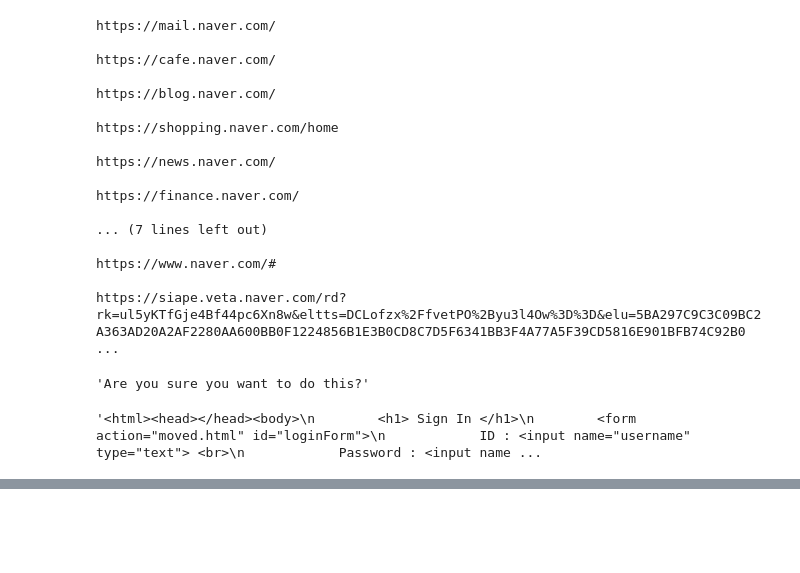
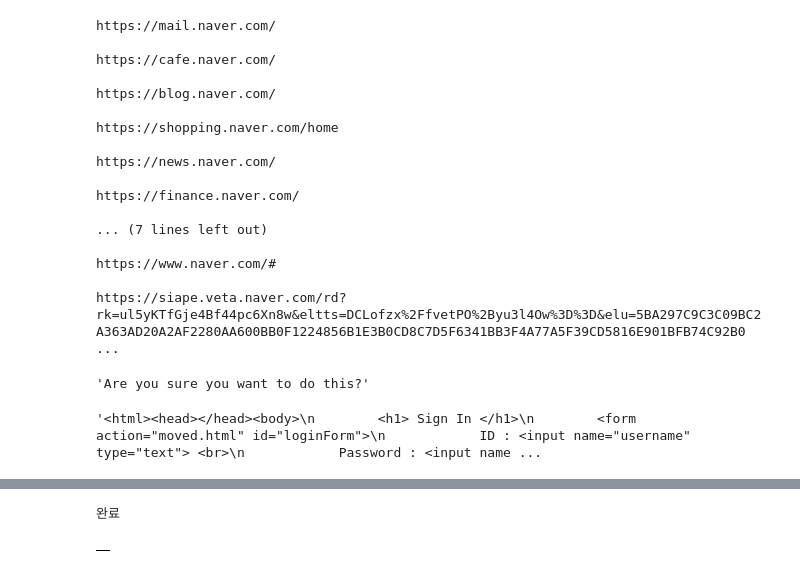
Before and after one commit to youngho-chae/wassup3, a Jupyter notebook: 02_Python_collection/04_Selenium.ipynb, the cells around one changed output, grey strips where cells are left out. Saved outputs shown, nothing was run; the diff lists cells and outputs as text; code cells hidden in the pictures; blank space fills up the shorter version.

```diff
--- a/02_Python_collection/04_Selenium.ipynb
+++ b/02_Python_collection/04_Selenium.ipynb
@@ -229,0 +310,13 @@ driver.close()
+# %%
+from selenium import webdriver
+from selenium.webdriver.common.by import By
+from selenium.webdriver.chrome.options import Options
+import time, random, pandas as pd
+
+options = Options()
+options.add_argument('--window-size=974,1047')
+options.add_argument('--window-position=-7,0')
+options.add_experimental_option("detach", True)
+# %%
+# 웹드라이버 로드
+driver = webdriver.Chrome( options = options)
@@ -229,0 +341,21 @@ driver.close()
+# %%
+views = driver.find_elements(By.CSS_SELECTOR, '.lst_view .view_wrap')
+result = []
+
+for view in views:
+    con_dict = {}
+    con_dict['title'] = view.find_element(By.CSS_SELECTOR, '.title_link').text.strip()
+    con_dict['text'] = view.find_element(By.CSS_SELECTOR, '.dsc_link').text.strip()
+    con_dict['date'] = view.find_element(By.CSS_SELECTOR, '.sub').text.strip()
+    result.append(con_dict)
+    print(con_dict)
+
+print('완료')
+# %% [output]
+완료
+# %%
+#저장된 게시물 리스트를 데이터프레임으로 변환후 csv로 저장
+df = pd.DataFrame(result)
+df
+# %% [output]
+|  |
```
Also changed, not shown: parts of 40 cells of this notebook, 1 other file.
